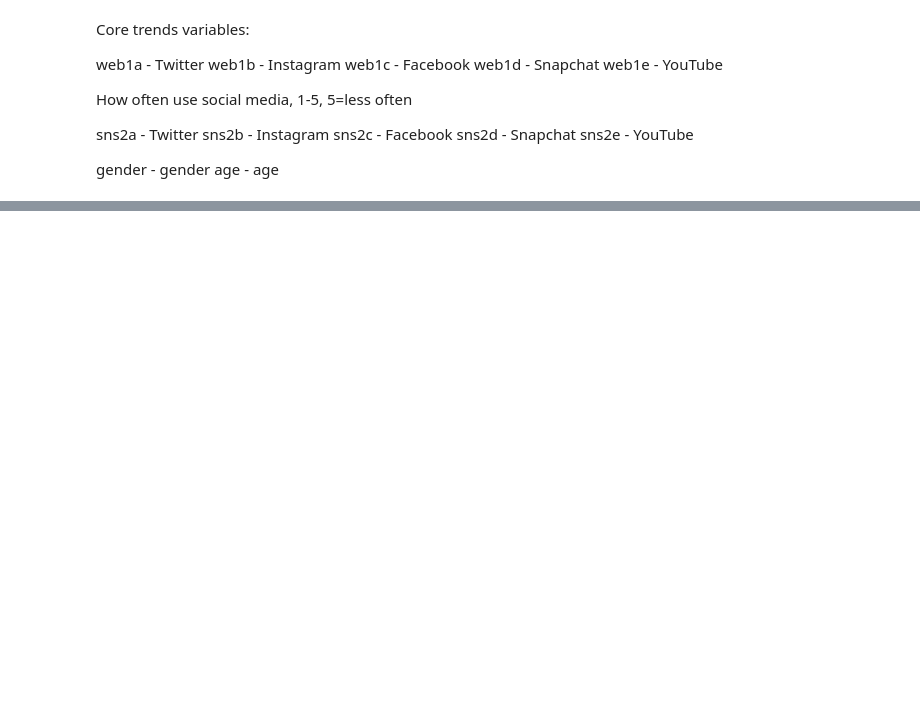
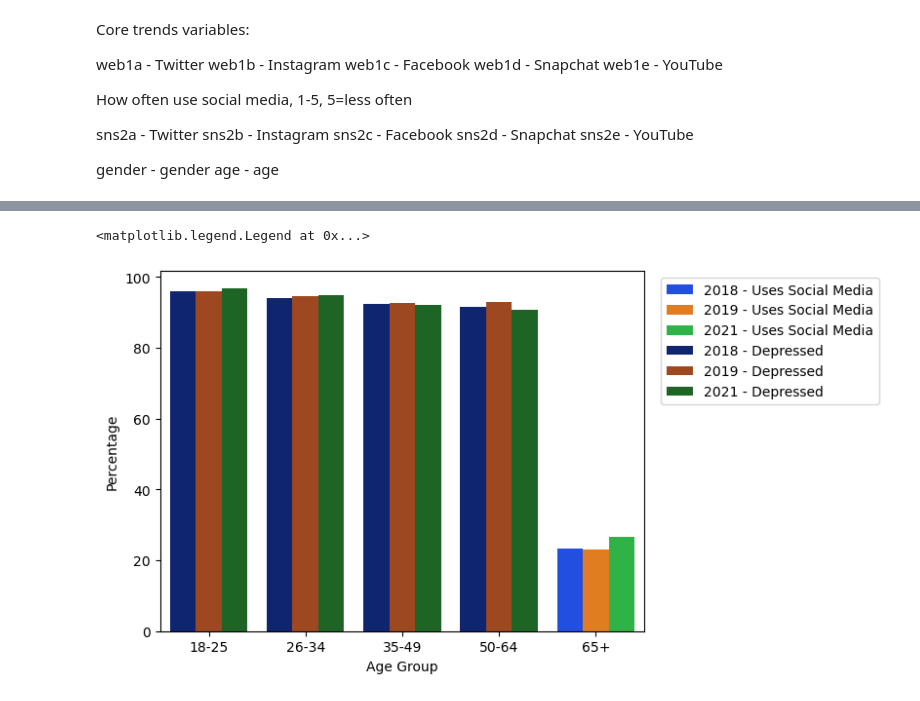
Before and after one commit to uic-cs418/group-project-gamon, a Jupyter notebook: synthia.ipynb, the cells around one changed output, grey strips where cells are left out. Cells and saved outputs as stored; diff of their text form; code cells hidden in the pictures; blank space fills up the shorter version.

```diff
--- a/synthia.ipynb
+++ b/synthia.ipynb
@@ -108,5 +64,3 @@ Index(['AGE2', 'IRSEX', 'AUINPYR', 'AURXYR', 'YEATNDYR', 'YESCHFLT',
-# %%
-NSDUH2018_wantedCols = getWantedColumns(NSDUH2018, cols)
 # %% [markdown]
 Core trends variables:
 
@@ -411,0 +206,43 @@ plt.legend(loc='upper right', bbox_to_anchor=(1.25,1))
+# %%
+totalCountDepressed_NSDUH2018 = NSDUH2018_long.groupby(['age']).agg(count=('value', 'count'))
+totalCountDepressed_NSDUH2019 = NSDUH2019_long.groupby(['age']).agg(count=('value', 'count'))
+totalCountDepressed_NSDUH2021 = NSDUH2021_long.groupby(['age']).agg(count=('value', 'count'))
+# %%
+filter_val = "Depressed"
+
+filtired_DepressedNSDUH2018 = NSDUH2018_long[NSDUH2018_long['value'] == filter_val]
+depressedNSDUH2018 = filtired_DepressedNSDUH2018.groupby(['age']).agg(count=('value', 'count'))
+percDepressed_NSDUH2018 = pd.merge(totalCountDepressed_NSDUH2018, depressedNSDUH2018, left_on='age', right_index=True, suffixes=('_total', '_uses'))
+percDepressed_NSDUH2018['percentage'] = (percDepressed_NSDUH2018['count_uses'] / percDepressed_NSDUH2018['count_total']) * 100
+
+filtired_DepressedNSDUH2019 = NSDUH2019_long[NSDUH2019_long['value'] == filter_val]
+depressedNSDUH2019 = filtired_DepressedNSDUH2019.groupby(['age']).agg(count=('value', 'count'))
+percDepressed_NSDUH2019 = pd.merge(totalCountDepressed_NSDUH2019, depressedNSDUH2019, left_on='age', right_index=True, suffixes=('_total', '_uses'))
+percDepressed_NSDUH2019['percentage'] = (percDepressed_NSDUH2019['count_uses'] / percDepressed_NSDUH2019['count_total']) * 100
+
+filtired_DepressedNSDUH2021 = NSDUH2021_long[NSDUH2021_long['value'] == filter_val]
+depressedNSDUH2021 = filtired_DepressedNSDUH2021.groupby(['age']).agg(count=('value', 'count'))
+percDepressed_NSDUH2021 = pd.merge(totalCountDepressed_NSDUH2021, depressedNSDUH2021, left_on='age', right_index=True, suffixes=('_total', '_uses'))
+percDepressed_NSDUH2021['percentage'] = (percDepressed_NSDUH2021['count_uses'] / percDepressed_NSDUH2021['count_total']) * 100
+# %%
+percDepressed_NSDUH2018 = percDepressed_NSDUH2018.reset_index()
+percDepressed_NSDUH2019 = percDepressed_NSDUH2019.reset_index()
+percDepressed_NSDUH2021 = percDepressed_NSDUH2021.reset_index()
+
+percDepressed_NSDUH2018['dataset'] = '2018 - Depressed'
+percDepressed_NSDUH2019['dataset'] = '2019 - Depressed'
+percDepressed_NSDUH2021['dataset'] = '2021 - Depressed'
+
+NSDUH_concat = pd.concat([percDepressed_NSDUH2018,percDepressed_NSDUH2019,percDepressed_NSDUH2021])
+# NSDUH_concat = NSDUH_concat.rename(columns={'AGE2': 'age'})
+# %%
+sns.barplot(data=CoreTrends_SMUseSum_concat, x='age', y='percentage', hue='dataset' ,palette='bright')
+sns.barplot(data=NSDUH_concat, x='age', y='percentage',hue='dataset', palette='dark')
+
+plt.title("")
+plt.ylabel("Percentage")
+plt.xlabel("Age Group")
+plt.legend(loc='upper right', bbox_to_anchor=(1.5, 1))
+# %% [output]
+<matplotlib.legend.Legend at 0x...>
+[figure, added]
```
Also changed, not shown: parts of 49 cells of this notebook, 2 other files.
